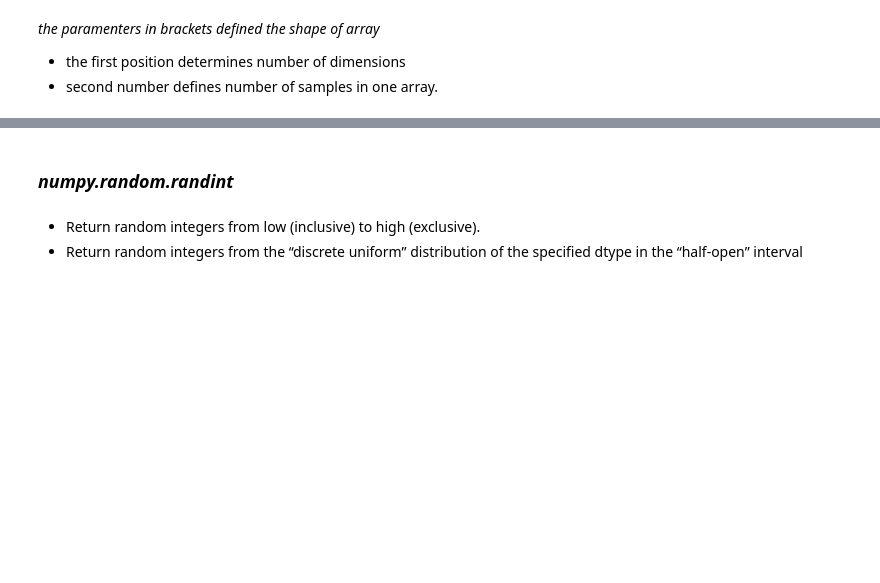
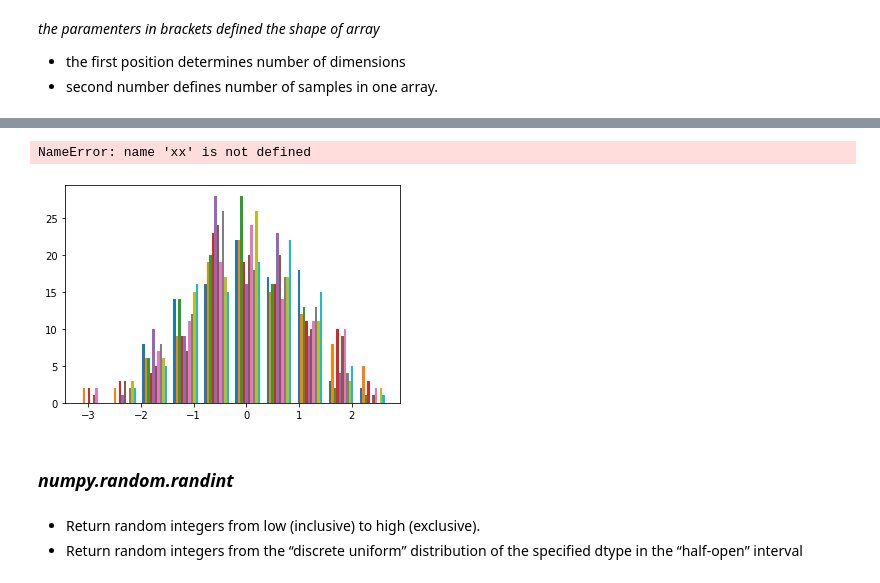
Before and after one commit to Crkonova76/Assignment-2019_Programming-for-Data-Analysis, a Jupyter notebook: Introduction to numpy.random package.ipynb, the cells around one changed output, grey strips where cells are left out. Cells and saved outputs as stored; diff of their text form; code cells hidden in the pictures; blank space fills up the shorter version.

```diff
--- a/Introduction to numpy.random package.ipynb
+++ b/Introduction to numpy.random package.ipynb
@@ -123,7 +137,10 @@ np.random.randn(2,2)-5
 # %%
-pl.hist(np.random.randn(100,1)+2)
+pl.hist(np.random.randn(100,10))
 print('empirical_mean = %g' % np.mean(xx)) # or xx.mean()
 print('empirical_var = %g' % np.var(xx)) # or xx.var()
+# %% [output]
+NameError: name 'xx' is not defined
+[figure, added]
 # %% [markdown]
 ### _numpy.random.randint_
 # %% [markdown]
```
Also changed, not shown: parts of 72 cells of this notebook, 1 other file.
